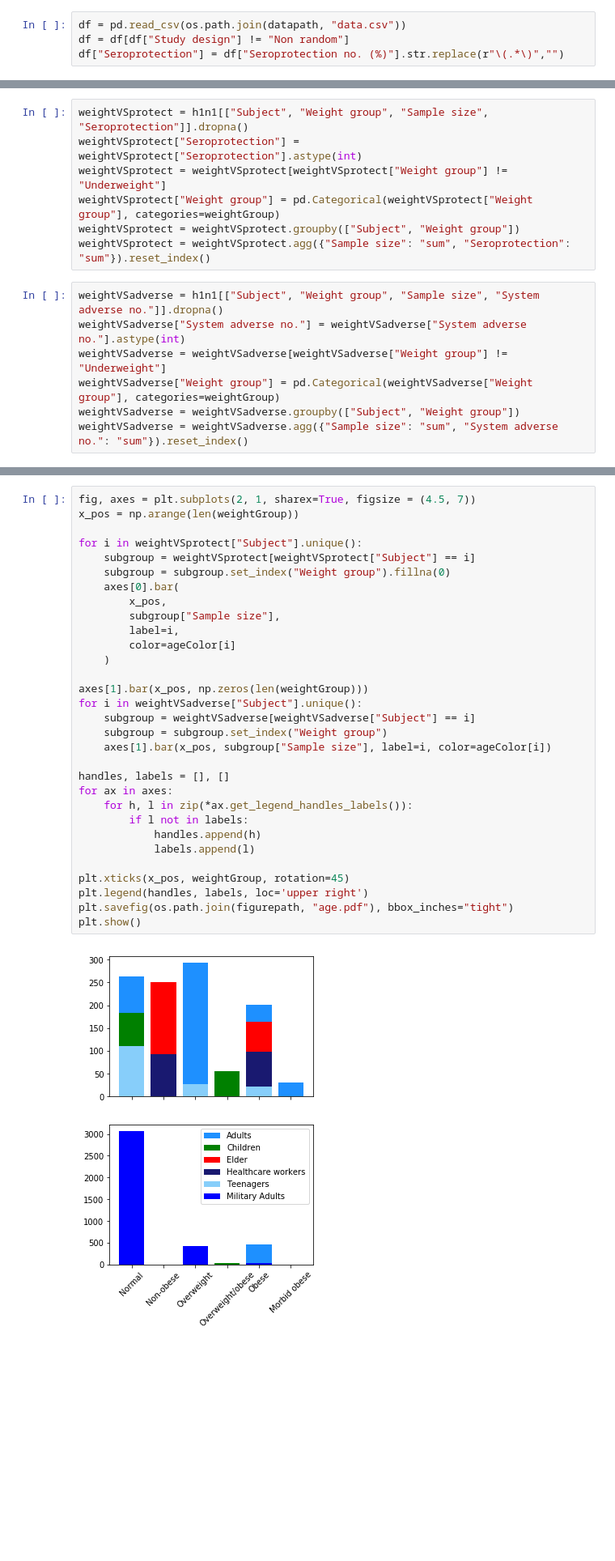
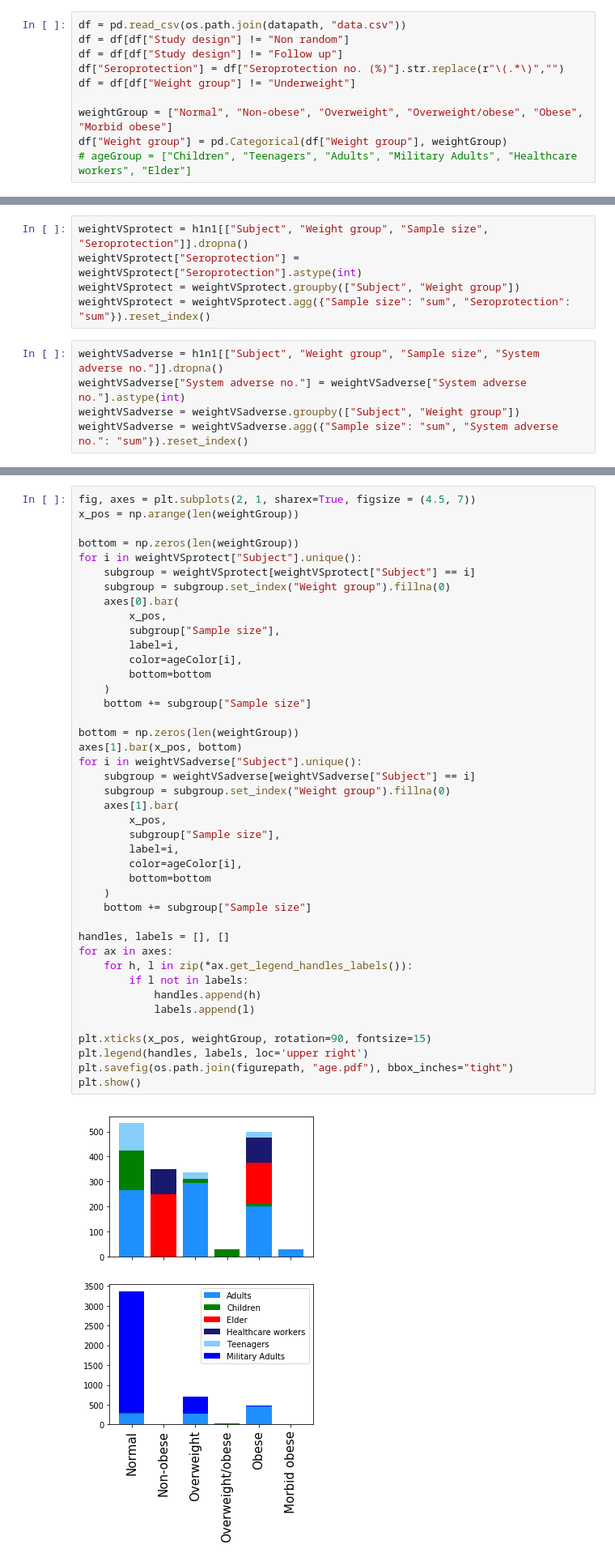
Before and after one commit to Takkoona/PUBL05022_Final, a Jupyter notebook: makePlots.ipynb, the cells around one changed output, grey strips where cells are left out. Shown: that part at 81% size. Saved outputs shown, nothing was run; the diff lists cells and outputs as text; blank space fills up the shorter version.

Commit message:
Fix: NAN caused incorrect bar chart height

```diff
--- a/makePlots.ipynb
+++ b/makePlots.ipynb
@@ -10,4 +10,10 @@ figurepath = "Figures"
 # %%
 df = pd.read_csv(os.path.join(datapath, "data.csv"))
 df = df[df["Study design"] != "Non random"]
+df = df[df["Study design"] != "Follow up"]
 df["Seroprotection"] = df["Seroprotection no. (%)"].str.replace(r"\(.*\)","")
+df = df[df["Weight group"] != "Underweight"]
+
+weightGroup = ["Normal", "Non-obese", "Overweight", "Overweight/obese", "Obese", "Morbid obese"]
+df["Weight group"] = pd.Categorical(df["Weight group"], weightGroup)
+# ageGroup = ["Children", "Teenagers", "Adults", "Military Adults", "Healthcare workers", "Elder"]
@@ -28,14 +61,10 @@ h1n1 = df[(df["Vaccine strain"] == "H1N1") | (df["Vaccine strain"] == "trivalent
 # %%
 weightVSprotect = h1n1[["Subject", "Weight group", "Sample size", "Seroprotection"]].dropna()
 weightVSprotect["Seroprotection"] = weightVSprotect["Seroprotection"].astype(int)
-weightVSprotect = weightVSprotect[weightVSprotect["Weight group"] != "Underweight"]
-weightVSprotect["Weight group"] = pd.Categorical(weightVSprotect["Weight group"], categories=weightGroup)
 weightVSprotect = weightVSprotect.groupby(["Subject", "Weight group"])
 weightVSprotect = weightVSprotect.agg({"Sample size": "sum", "Seroprotection": "sum"}).reset_index()
 # %%
 weightVSadverse = h1n1[["Subject", "Weight group", "Sample size", "System adverse no."]].dropna()
 weightVSadverse["System adverse no."] = weightVSadverse["System adverse no."].astype(int)
-weightVSadverse = weightVSadverse[weightVSadverse["Weight group"] != "Underweight"]
-weightVSadverse["Weight group"] = pd.Categorical(weightVSadverse["Weight group"], categories=weightGroup)
 weightVSadverse = weightVSadverse.groupby(["Subject", "Weight group"])
 weightVSadverse = weightVSadverse.agg({"Sample size": "sum", "System adverse no.": "sum"}).reset_index()
@@ -42,33 +94,44 @@ weightVSadverse = weightVSadverse.agg({"Sample size": "sum", "System adverse no.
 # %%
 fig, axes = plt.subplots(2, 1, sharex=True, figsize = (4.5, 7))
 x_pos = np.arange(len(weightGroup))
 
+bottom = np.zeros(len(weightGroup))
 for i in weightVSprotect["Subject"].unique():
     subgroup = weightVSprotect[weightVSprotect["Subject"] == i]
     subgroup = subgroup.set_index("Weight group").fillna(0)
     axes[0].bar(
         x_pos,
         subgroup["Sample size"],
         label=i,
-        color=ageColor[i]
+        color=ageColor[i],
+        bottom=bottom
     )
+    bottom += subgroup["Sample size"]
 
-axes[1].bar(x_pos, np.zeros(len(weightGroup)))
+bottom = np.zeros(len(weightGroup))
+axes[1].bar(x_pos, bottom)
 for i in weightVSadverse["Subject"].unique():
     subgroup = weightVSadverse[weightVSadverse["Subject"] == i]
-    subgroup = subgroup.set_index("Weight group")
-    axes[1].bar(x_pos, subgroup["Sample size"], label=i, color=ageColor[i])
+    subgroup = subgroup.set_index("Weight group").fillna(0)
+    axes[1].bar(
+        x_pos,
+        subgroup["Sample size"],
+        label=i,
+        color=ageColor[i],
+        bottom=bottom
+    )
+    bottom += subgroup["Sample size"]
 
 handles, labels = [], []
 for ax in axes:
     for h, l in zip(*ax.get_legend_handles_labels()):
         if l not in labels:
             handles.append(h)
             labels.append(l)
 
-plt.xticks(x_pos, weightGroup, rotation=45)
+plt.xticks(x_pos, weightGroup, rotation=90, fontsize=15)
 plt.legend(handles, labels, loc='upper right')
 plt.savefig(os.path.join(figurepath, "age.pdf"), bbox_inches="tight")
 plt.show()
 # %% [output]
-[figure, old version]
+[figure, new version]
```
Also changed, not shown: parts of 8 cells of this notebook, 10 other files.
